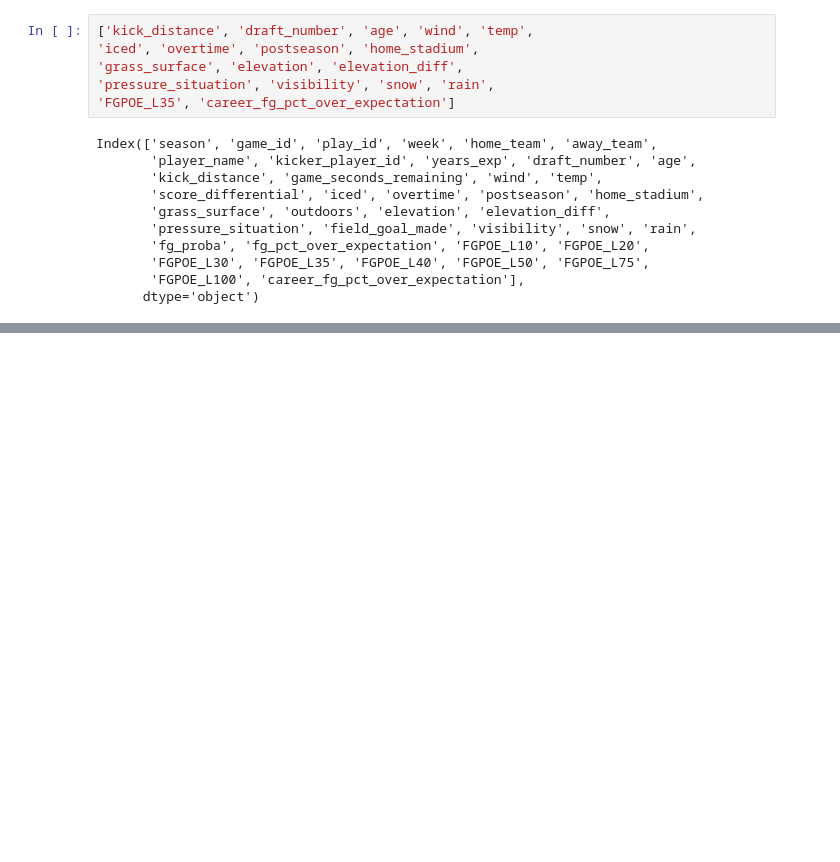
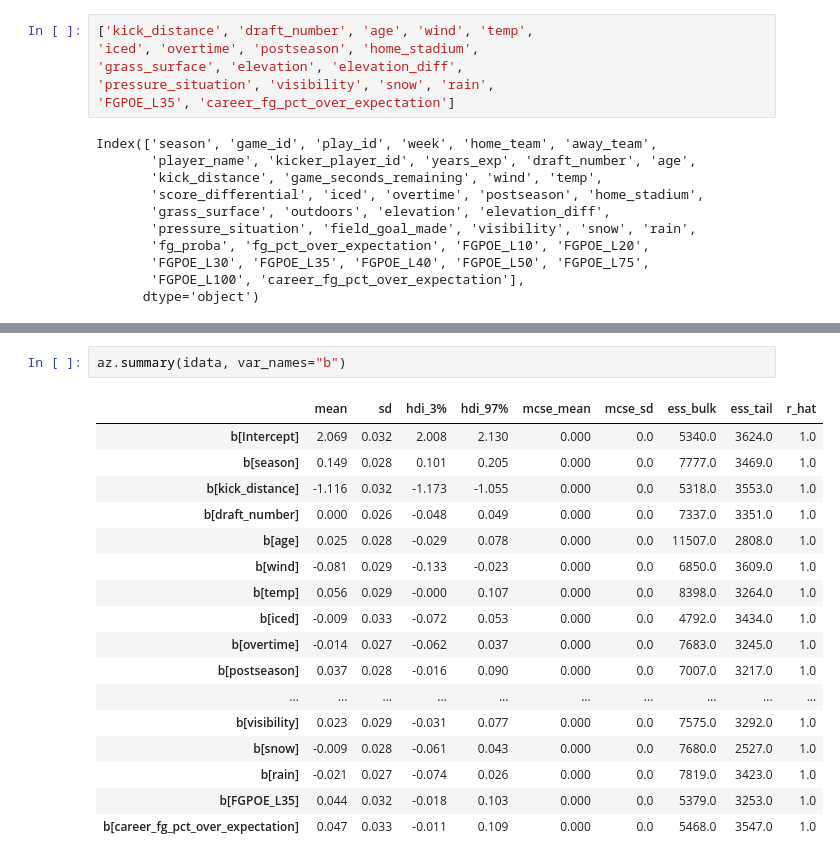
Before and after one commit to lneuendorf/fourth_down_app, a Jupyter notebook: notebooks/fg_proba.ipynb, the cells around one changed output, grey strips where cells are left out. Drawn from its saved outputs; the diff is of its cells as text; blank space fills up the shorter version.

```diff
--- a/notebooks/fg_proba.ipynb
+++ b/notebooks/fg_proba.ipynb
@@ -935,0 +945,20 @@ The aliases was originally deprecated in NumPy 1.20; for more details and guidan
+# %%
+az.summary(idata, var_names="b")
+# %% [output]
+|  | mean | sd | hdi_3% | hdi_97% | mcse_mean | mcse_sd | ess_bulk | ess_tail | r_hat |
+| b[Intercept] | 2.069 | 0.032 | 2.008 | 2.130 | 0.000 | 0.0 | 5340.0 | 3624.0 | 1.0 |
+| b[season] | 0.149 | 0.028 | 0.101 | 0.205 | 0.000 | 0.0 | 7777.0 | 3469.0 | 1.0 |
+| b[kick_distance] | -1.116 | 0.032 | -1.173 | -1.055 | 0.000 | 0.0 | 5318.0 | 3553.0 | 1.0 |
+| b[draft_number] | 0.000 | 0.026 | -0.048 | 0.049 | 0.000 | 0.0 | 7337.0 | 3351.0 | 1.0 |
+| b[age] | 0.025 | 0.028 | -0.029 | 0.078 | 0.000 | 0.0 | 11507.0 | 2808.0 | 1.0 |
+| b[wind] | -0.081 | 0.029 | -0.133 | -0.023 | 0.000 | 0.0 | 6850.0 | 3609.0 | 1.0 |
+| b[temp] | 0.056 | 0.029 | -0.000 | 0.107 | 0.000 | 0.0 | 8398.0 | 3264.0 | 1.0 |
+| b[iced] | -0.009 | 0.033 | -0.072 | 0.053 | 0.000 | 0.0 | 4792.0 | 3434.0 | 1.0 |
+| b[overtime] | -0.014 | 0.027 | -0.062 | 0.037 | 0.000 | 0.0 | 7683.0 | 3245.0 | 1.0 |
+| b[postseason] | 0.037 | 0.028 | -0.016 | 0.090 | 0.000 | 0.0 | 7007.0 | 3217.0 | 1.0 |
+| ... | ... | ... | ... | ... | ... | ... | ... | ... | ... |
+| b[visibility] | 0.023 | 0.029 | -0.031 | 0.077 | 0.000 | 0.0 | 7575.0 | 3292.0 | 1.0 |
+| b[snow] | -0.009 | 0.028 | -0.061 | 0.043 | 0.000 | 0.0 | 7680.0 | 2527.0 | 1.0 |
+| b[rain] | -0.021 | 0.027 | -0.074 | 0.026 | 0.000 | 0.0 | 7819.0 | 3423.0 | 1.0 |
+| b[FGPOE_L35] | 0.044 | 0.032 | -0.018 | 0.103 | 0.000 | 0.0 | 5379.0 | 3253.0 | 1.0 |
+| b[career_fg_pct_over_expectation] | 0.047 | 0.033 | -0.011 | 0.109 | 0.000 | 0.0 | 5468.0 | 3547.0 | 1.0 |
```
Also changed, not shown: parts of 11 cells of this notebook.
